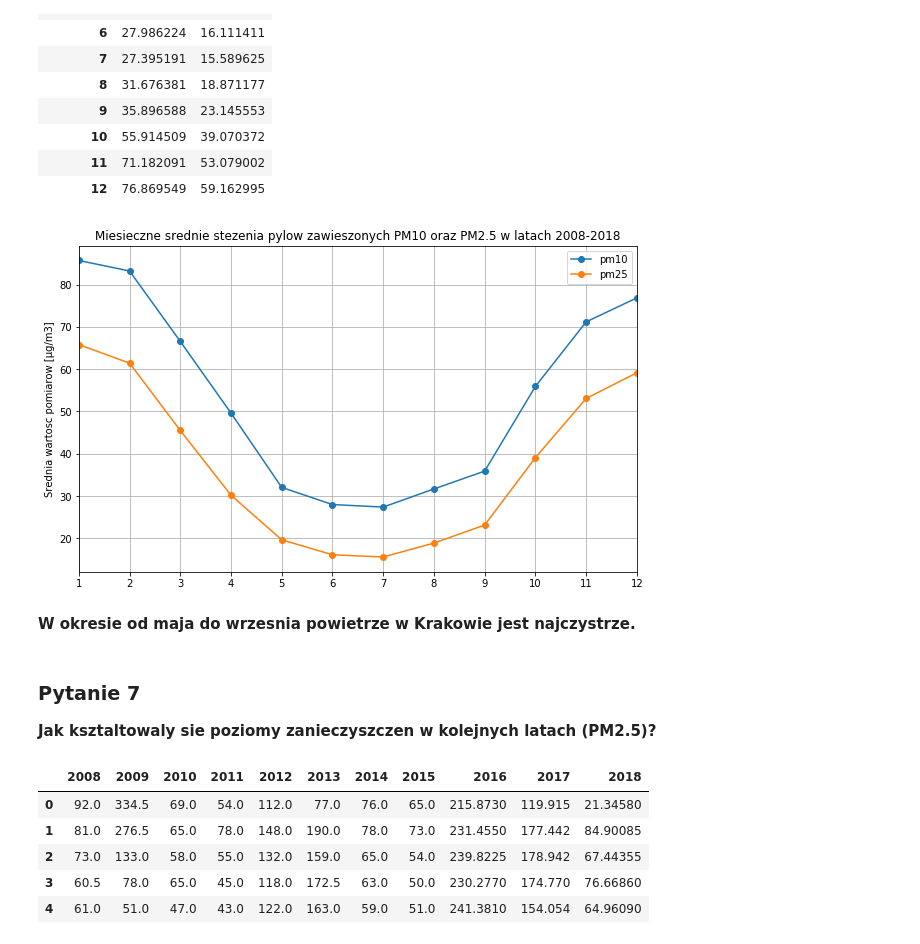
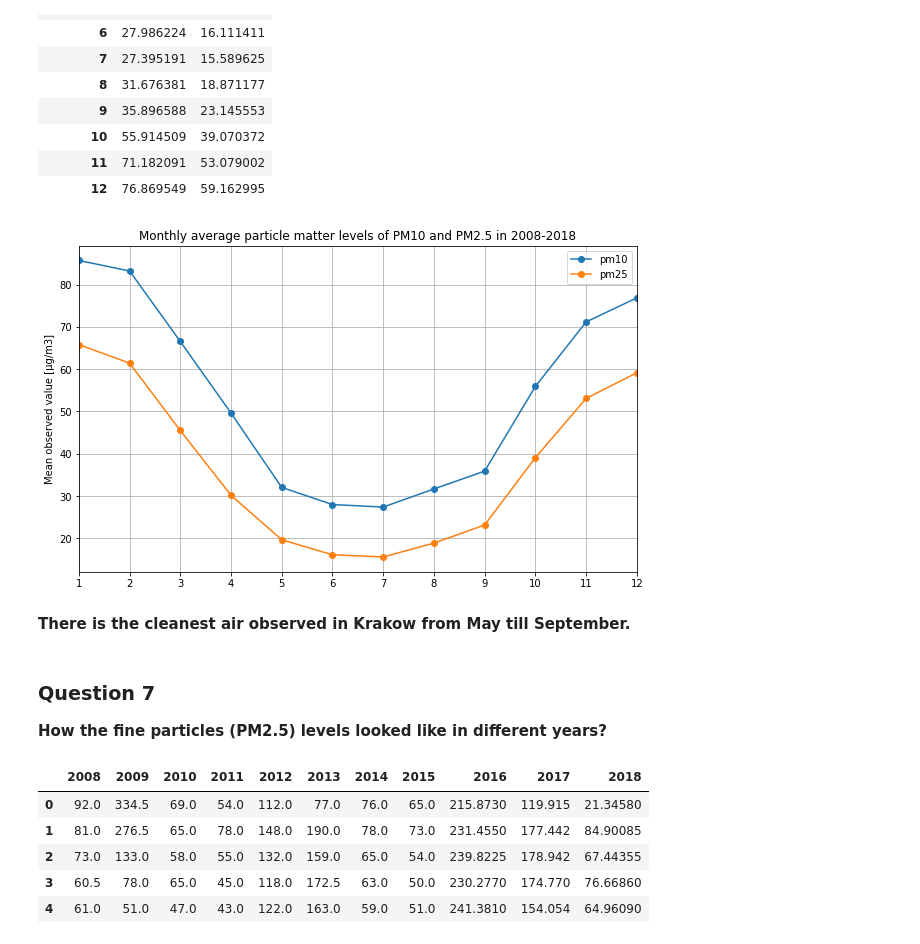
Before and after one commit to ksatola/air-polution, a Jupyter notebook: agh/030_EDA_PM25.ipynb, the cells around one changed output. Saved outputs shown, nothing was run; the diff lists cells and outputs as text; code cells hidden in the pictures.

```diff
--- a/agh/030_EDA_PM25.ipynb
+++ b/agh/030_EDA_PM25.ipynb
@@ -380,17 +381,18 @@ mean_by_month
 # %%
 mean_by_month.plot(grid=True, figsize=(10, 6), marker='o')
 plt.xticks(mean_by_month.index)
-plt.title('Miesieczne srednie stezenia pylow zawieszonych PM10 oraz PM2.5 w latach 2008-2018')
-plt.ylabel('Srednia wartosc pomiarow [µg/m3]')
+plt.title('Monthly average particle matter levels of PM10 and PM2.5 in 2008-2018')
+plt.ylabel('Mean observed value [µg/m3]')
 plt.xlabel('')
+plt.savefig('images/eda_pm_mean_months.png')
 plt.show();
 # %% [output]
-[figure, old version]
+[figure, new version]
-# %% [markdown]
-**W okresie od maja do wrzesnia powietrze w Krakowie jest najczystrze.**
-# %% [markdown]
-### Pytanie 7
-**Jak ksztaltowaly sie poziomy zanieczyszczen w kolejnych latach (PM2.5)?**
+# %% [markdown]
+**There is the cleanest air observed in Krakow from May till September.**
+# %% [markdown]
+### Question 7
+**How the fine particles (PM2.5) levels looked like in different years?**
 # %%
 years = range(2008, 2019)
 df_years = pd.DataFrame()
```
Also changed, not shown: parts of 12 cells of this notebook, 4 other files.
